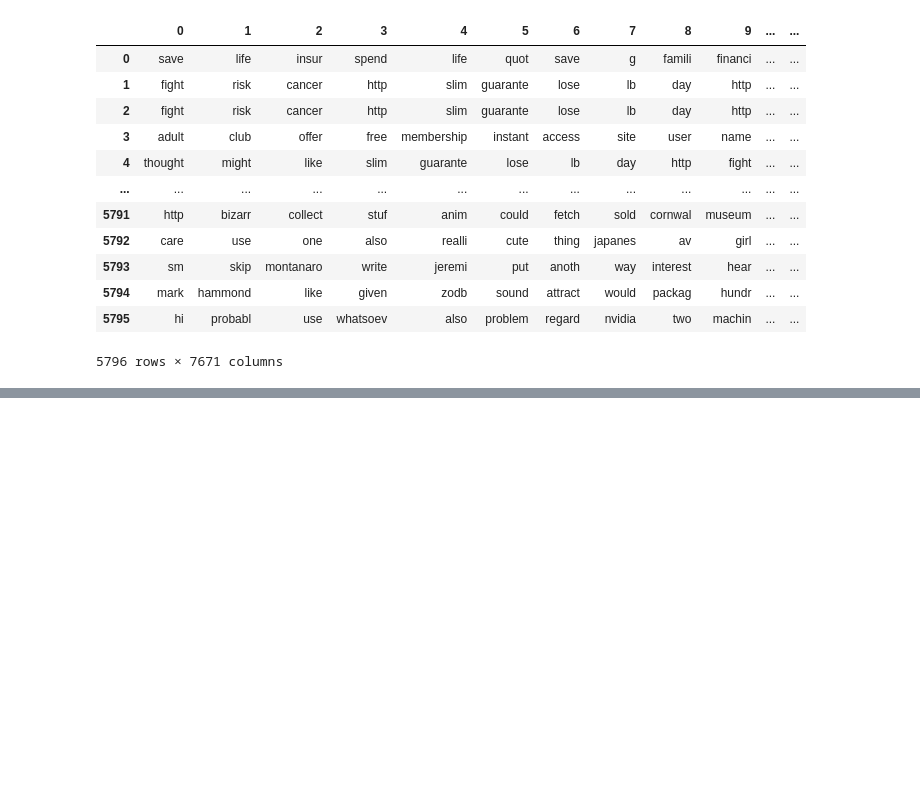
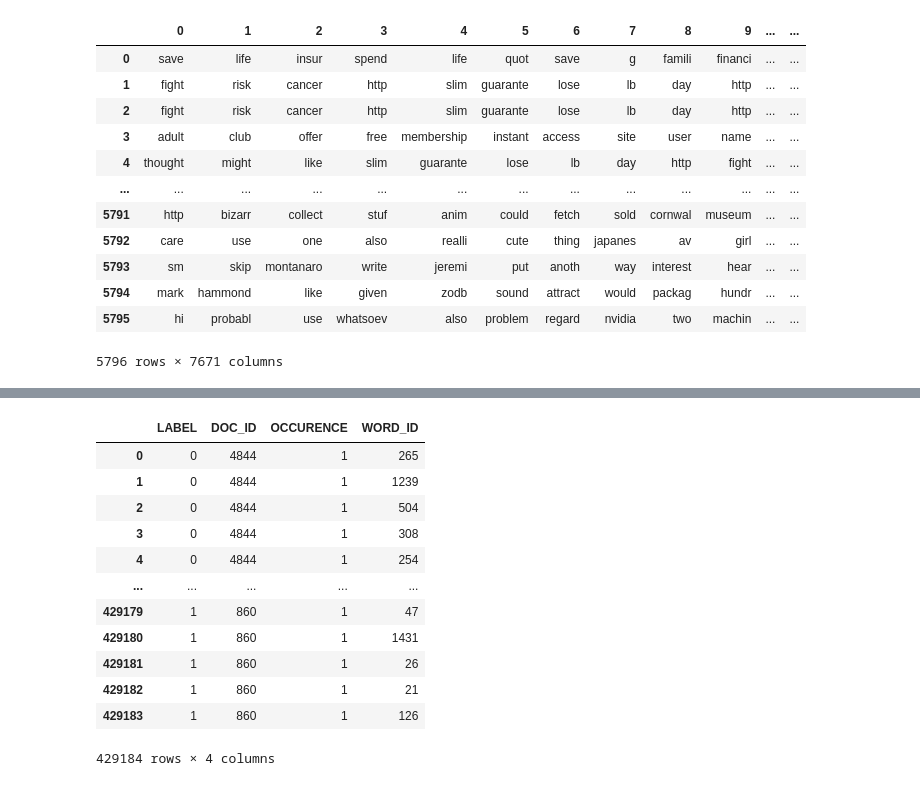
Before and after one commit to qa-amin/Naive-Bayes-Classifier-to-Filter-Spam-Emails, a Jupyter notebook: Naive _Bayes _Classifier.ipynb, the cells around one changed output, grey strips where cells are left out. Cells and saved outputs as stored; diff of their text form; code cells hidden in the pictures; blank space fills up the shorter version.

```diff
--- a/Naive _Bayes _Classifier.ipynb
+++ b/Naive _Bayes _Classifier.ipynb
@@ -405,0 +443,3 @@ X_train, X_test, y_train, y_test = train_test_split(word_columns_df, data['CATEG
+# %%
+word_index = pd.Index(vocab['VOCAB_WORD'])
+word_index.get_loc('thu')
@@ -405,0 +450,26 @@ X_train, X_test, y_train, y_test = train_test_split(word_columns_df, data['CATEG
+# %%
+def make_sparse_matrix(df, indexed_words, labels):
+
+    nr_rows = df.shape[0]
+    nr_columns = df.shape[1]
+
+    set_word = set(indexed_words)
+
+    dict_list = []
+
+    for i in range(nr_rows):
+        for j in range(nr_columns):
+
+            word = df.iloc[i, j]
+
+            if word in set_word:
+                doc_id = df.index[i]
+                word_id = indexed_words.get_loc(word)
+                category = labels.loc[doc_id]
+
+                item = {'LABEL':category, 'DOC_ID':doc_id,
+                       'OCCURENCE':1, 'WORD_ID':word_id}
+
+                dict_list.append(item)
+
+    return pd.DataFrame(dict_list)
@@ -405,0 +478,3 @@ X_train, X_test, y_train, y_test = train_test_split(word_columns_df, data['CATEG
+# %%
+%%time
+spars_train_df = make_sparse_matrix(X_train, word_index, y_train)
@@ -405,0 +484,16 @@ X_train, X_test, y_train, y_test = train_test_split(word_columns_df, data['CATEG
+# %%
+spars_train_df
+# %% [output]
+|  | LABEL | DOC_ID | OCCURENCE | WORD_ID |
+| 0 | 0 | 4844 | 1 | 265 |
+| 1 | 0 | 4844 | 1 | 1239 |
+| 2 | 0 | 4844 | 1 | 504 |
+| 3 | 0 | 4844 | 1 | 308 |
+| 4 | 0 | 4844 | 1 | 254 |
+| ... | ... | ... | ... | ... |
+| 429179 | 1 | 860 | 1 | 47 |
+| 429180 | 1 | 860 | 1 | 1431 |
+| 429181 | 1 | 860 | 1 | 26 |
+| 429182 | 1 | 860 | 1 | 21 |
+| 429183 | 1 | 860 | 1 | 126 |
+429184 rows × 4 columns
```
Also changed, not shown: parts of 22 cells of this notebook, 3 other files.
